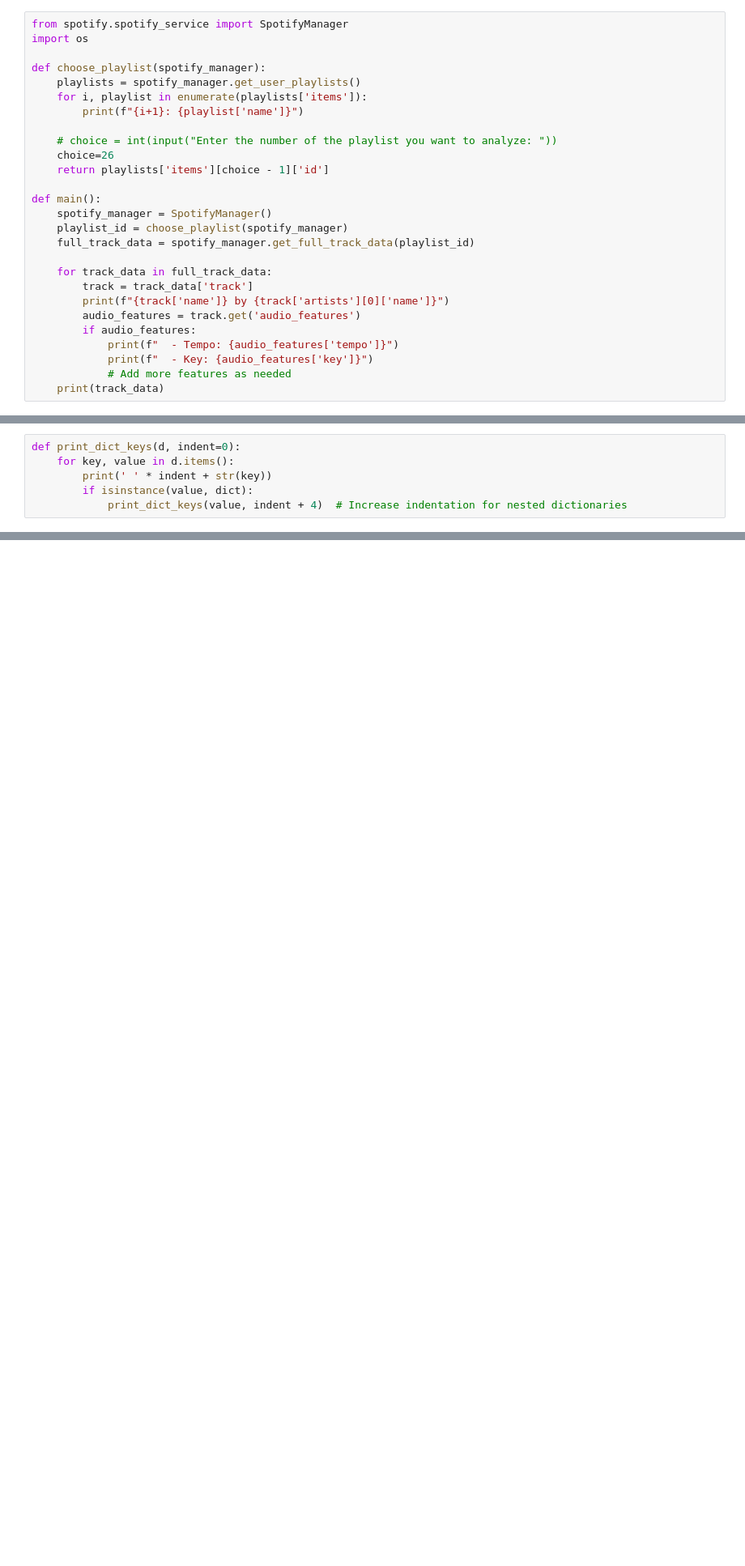
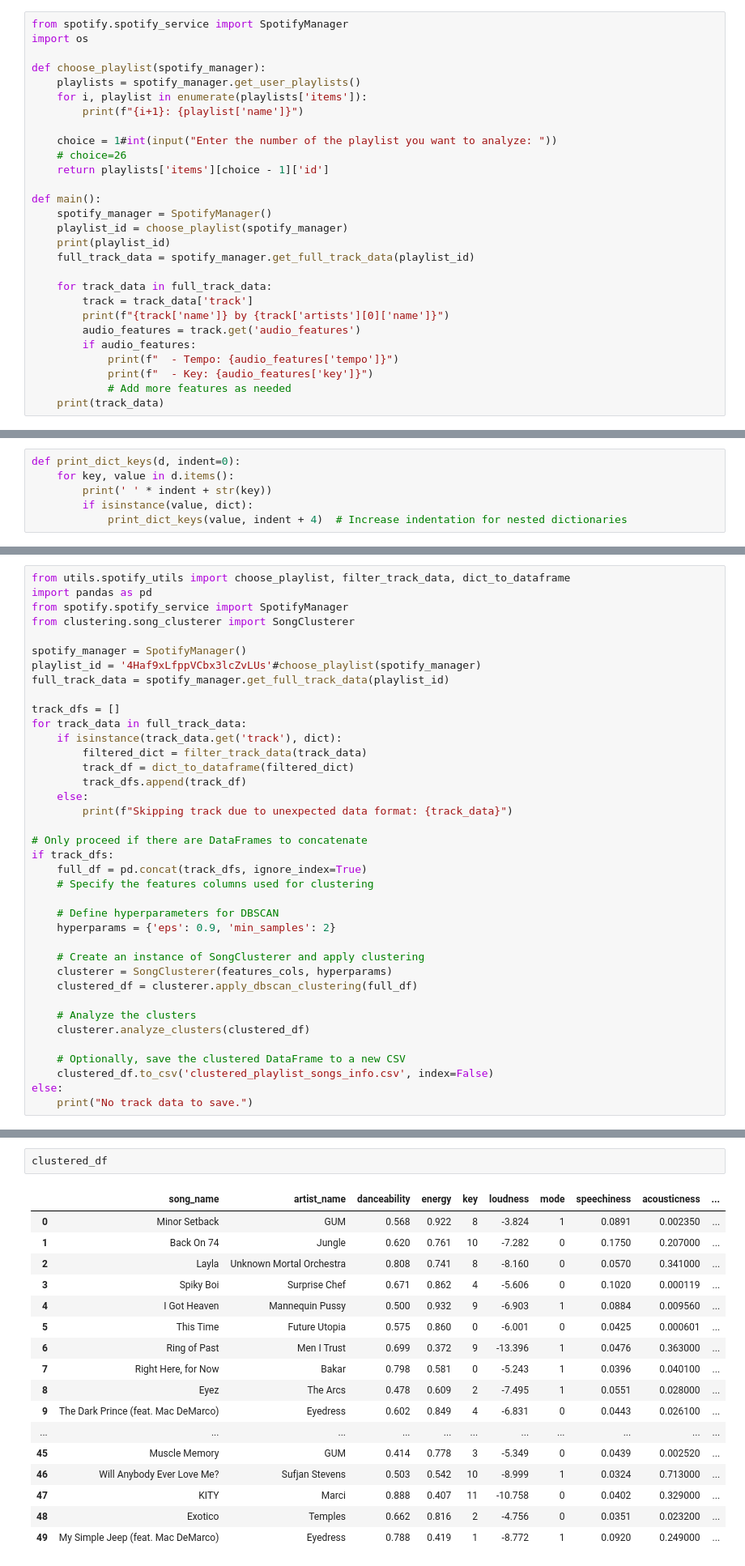
Before and after one commit to gabrielcassimiro17/harmony-scope, a Jupyter notebook: dev.ipynb, the cells around one changed output, grey strips where cells are left out. Shown: that part at 81% size. Cells and saved outputs as stored; diff of their text form; blank space fills up the shorter version.

Commit message:
feat: added dbscan clustering capability

```diff
--- a/dev.ipynb
+++ b/dev.ipynb
@@ -17,13 +17,14 @@ def choose_playlist(spotify_manager):
     for i, playlist in enumerate(playlists['items']):
         print(f"{i+1}: {playlist['name']}")
 
-    # choice = int(input("Enter the number of the playlist you want to analyze: "))
-    choice=26
+    choice = 1#int(input("Enter the number of the playlist you want to analyze: "))
+    # choice=26
     return playlists['items'][choice - 1]['id']
 
 def main():
     spotify_manager = SpotifyManager()
     playlist_id = choose_playlist(spotify_manager)
+    print(playlist_id)
     full_track_data = spotify_manager.get_full_track_data(playlist_id)
 
     for track_data in full_track_data:
@@ -195,3 +200,41 @@ track
         uri
 video_thumbnail
     url
+# %%
+from utils.spotify_utils import choose_playlist, filter_track_data, dict_to_dataframe
+import pandas as pd
+from spotify.spotify_service import SpotifyManager
+from clustering.song_clusterer import SongClusterer
+
+spotify_manager = SpotifyManager()
+playlist_id = '4Haf9xLfppVCbx3lcZvLUs'#choose_playlist(spotify_manager)
+full_track_data = spotify_manager.get_full_track_data(playlist_id)
+
+track_dfs = []
+for track_data in full_track_data:
+    if isinstance(track_data.get('track'), dict):
+        filtered_dict = filter_track_data(track_data)
+        track_df = dict_to_dataframe(filtered_dict)
+        track_dfs.append(track_df)
+    else:
+        print(f"Skipping track due to unexpected data format: {track_data}")
+
+# Only proceed if there are DataFrames to concatenate
+if track_dfs:
+    full_df = pd.concat(track_dfs, ignore_index=True)
+    # Specify the features columns used for clustering
+
+    # Define hyperparameters for DBSCAN
+    hyperparams = {'eps': 0.9, 'min_samples': 2}
+
+    # Create an instance of SongClusterer and apply clustering
+    clusterer = SongClusterer(features_cols, hyperparams)
+    clustered_df = clusterer.apply_dbscan_clustering(full_df)
+
+    # Analyze the clusters
+    clusterer.analyze_clusters(clustered_df)
+
+    # Optionally, save the clustered DataFrame to a new CSV
+    clustered_df.to_csv('clustered_playlist_songs_info.csv', index=False)
+else:
+    print("No track data to save.")
@@ -197,0 +255,20 @@ video_thumbnail
+# %%
+clustered_df
+# %% [output]
+|  | song_name | artist_name | danceability | energy | key | loudness | mode | speechiness | acousticness | ... |
+| 0 | Minor Setback | GUM | 0.568 | 0.922 | 8 | -3.824 | 1 | 0.0891 | 0.002350 | ... |
+| 1 | Back On 74 | Jungle | 0.620 | 0.761 | 10 | -7.282 | 0 | 0.1750 | 0.207000 | ... |
+| 2 | Layla | Unknown Mortal Orchestra | 0.808 | 0.741 | 8 | -8.160 | 0 | 0.0570 | 0.341000 | ... |
+| 3 | Spiky Boi | Surprise Chef | 0.671 | 0.862 | 4 | -5.606 | 0 | 0.1020 | 0.000119 | ... |
+| 4 | I Got Heaven | Mannequin Pussy | 0.500 | 0.932 | 9 | -6.903 | 1 | 0.0884 | 0.009560 | ... |
+| 5 | This Time | Future Utopia | 0.575 | 0.860 | 0 | -6.001 | 0 | 0.0425 | 0.000601 | ... |
+| 6 | Ring of Past | Men I Trust | 0.699 | 0.372 | 9 | -13.396 | 1 | 0.0476 | 0.363000 | ... |
+| 7 | Right Here, for Now | Bakar | 0.798 | 0.581 | 0 | -5.243 | 1 | 0.0396 | 0.040100 | ... |
+| 8 | Eyez | The Arcs | 0.478 | 0.609 | 2 | -7.495 | 1 | 0.0551 | 0.028000 | ... |
+| 9 | The Dark Prince (feat. Mac DeMarco) | Eyedress | 0.602 | 0.849 | 4 | -6.831 | 0 | 0.0443 | 0.026100 | ... |
+| ... | ... | ... | ... | ... | ... | ... | ... | ... | ... | ... |
+| 45 | Muscle Memory | GUM | 0.414 | 0.778 | 3 | -5.349 | 0 | 0.0439 | 0.002520 | ... |
+| 46 | Will Anybody Ever Love Me? | Sufjan Stevens | 0.503 | 0.542 | 10 | -8.999 | 1 | 0.0324 | 0.713000 | ... |
+| 47 | KITY | Marci | 0.888 | 0.407 | 11 | -10.758 | 0 | 0.0402 | 0.329000 | ... |
+| 48 | Exotico | Temples | 0.662 | 0.816 | 2 | -4.756 | 0 | 0.0351 | 0.023200 | ... |
+| 49 | My Simple Jeep (feat. Mac DeMarco) | Eyedress | 0.788 | 0.419 | 1 | -8.772 | 1 | 0.0920 | 0.249000 | ... |
```
Also changed, not shown: parts of 2 cells of this notebook, 1 other file.
